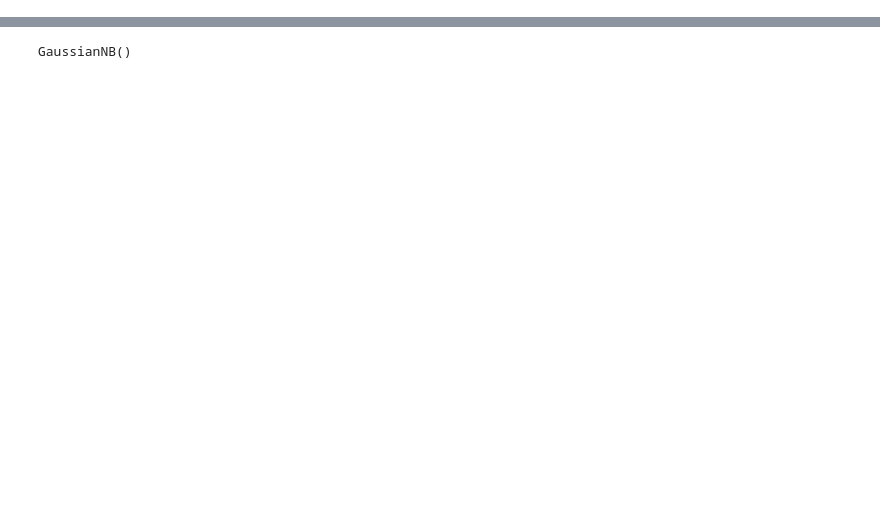
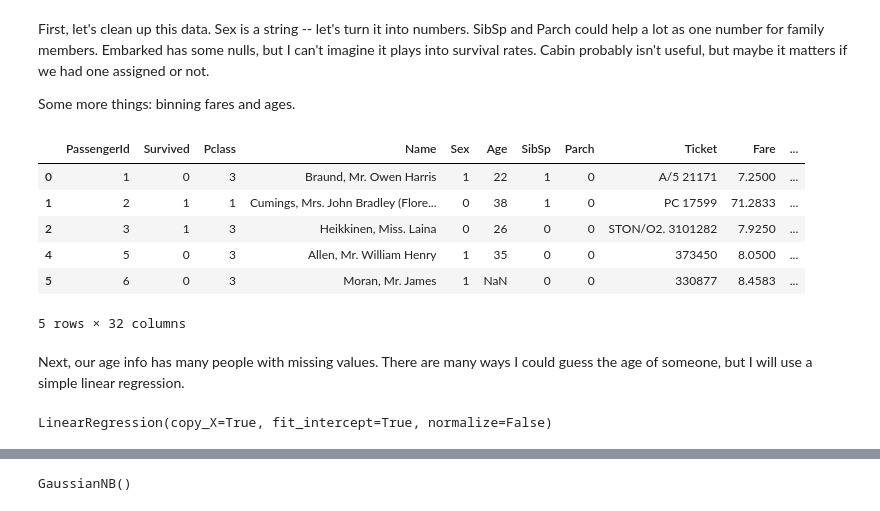
Before and after one commit to tiyd-python-2015-01/curriculum, a Jupyter notebook: notebooks/week5/04 - Predicting Titanic Survivors - Part 2.ipynb, the cells around one changed output, grey strips where cells are left out. Saved outputs shown, nothing was run; the diff lists cells and outputs as text; code cells hidden in the pictures; blank space fills up the shorter version.

```diff
--- a/notebooks/week5/04 - Predicting Titanic Survivors - Part 2.ipynb
+++ b/notebooks/week5/04 - Predicting Titanic Survivors - Part 2.ipynb
@@ -53,0 +13,8 @@ test = clean(test, median_ages)
+# %%
+orig_train = pd.read_csv("titanic/train.csv")
+orig_test = pd.read_csv("titanic/test.csv")
+
+# Keep 10% of data aside for cross-validation.
+rows = random.sample(list(train.index), len(train) // 10)
+orig_crossval = orig_train.ix[rows]
+orig_train = orig_train.drop(rows)
@@ -53,0 +41,4 @@ test = clean(test, median_ages)
+# %% [markdown]
+First, let's clean up this data. Sex is a string -- let's turn it into numbers. SibSp and Parch could help a lot as one number for family members. Embarked has some nulls, but I can't imagine it plays into survival rates. Cabin probably isn't useful, but maybe it matters if we had one assigned or not.
+
+Some more things: binning fares and ages.
@@ -53,0 +94,27 @@ test = clean(test, median_ages)
+# %%
+train = clean(orig_train)
+crossval = clean(orig_crossval)
+test = clean(orig_test)
+# %%
+train.head()
+# %% [output]
+|  | PassengerId | Survived | Pclass | Name | Sex | Age | SibSp | Parch | Ticket | Fare | ... |
+| 0 | 1 | 0 | 3 | Braund, Mr. Owen Harris | 1 | 22 | 1 | 0 | A/5 21171 | 7.2500 | ... |
+| 1 | 2 | 1 | 1 | Cumings, Mrs. John Bradley (Flore... | 0 | 38 | 1 | 0 | PC 17599 | 71.2833 | ... |
+| 2 | 3 | 1 | 3 | Heikkinen, Miss. Laina | 0 | 26 | 0 | 0 | STON/O2. 3101282 | 7.9250 | ... |
+| 4 | 5 | 0 | 3 | Allen, Mr. William Henry | 1 | 35 | 0 | 0 | 373450 | 8.0500 | ... |
+| 5 | 6 | 0 | 3 | Moran, Mr. James | 1 | NaN | 0 | 0 | 330877 | 8.4583 | ... |
+5 rows × 32 columns
+# %% [markdown]
+Next, our age info has many people with missing values. There are many ways I could guess the age of someone, but I will use a simple linear regression.
+# %%
+from sklearn import linear_model
+
+train_with_age = train[['Sex', 'SibSp', 'Pclass', 'Fare', 'Age', 'Married']].dropna()
+age_X = train_with_age[['Sex', 'SibSp', 'Pclass', 'Fare', 'Married']].values
+age_y = train_with_age['Age']
+
+age_regression = linear_model.LinearRegression()
+age_regression.fit(age_X, age_y)
+# %% [output]
+LinearRegression(copy_X=True, fit_intercept=True, normalize=False)
```
Also changed, not shown: parts of 24 cells of this notebook, 12 other files.
